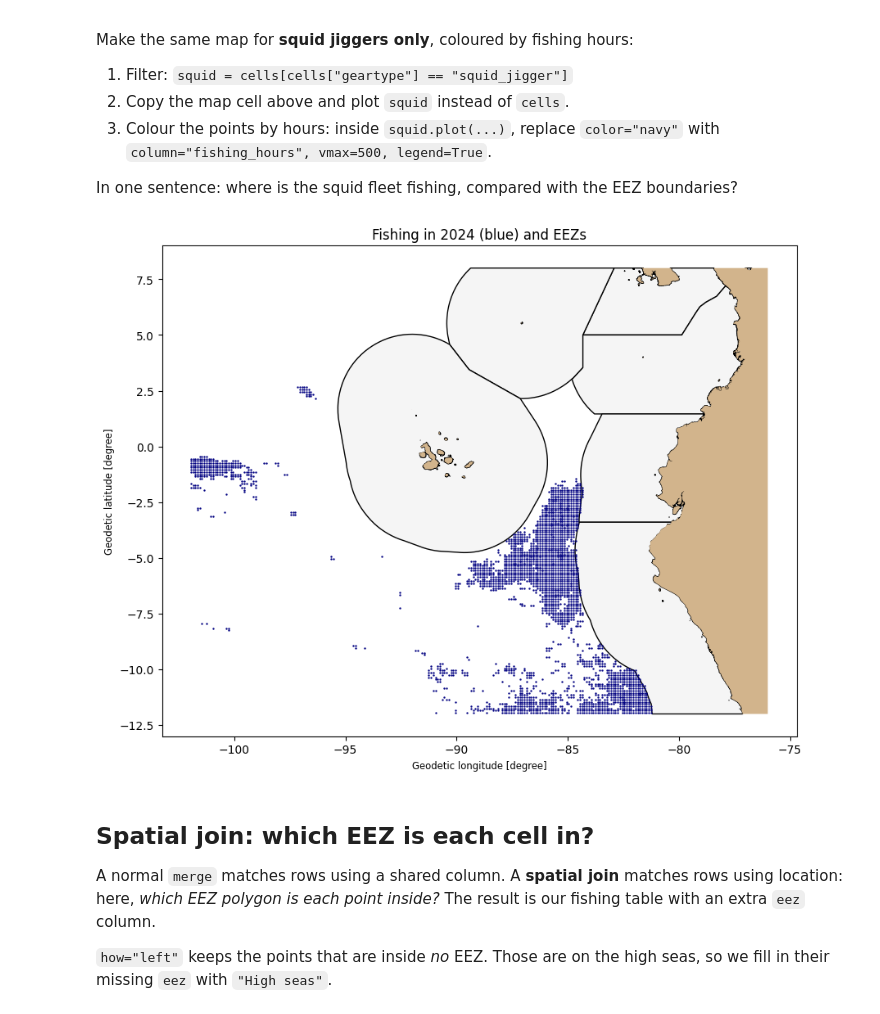
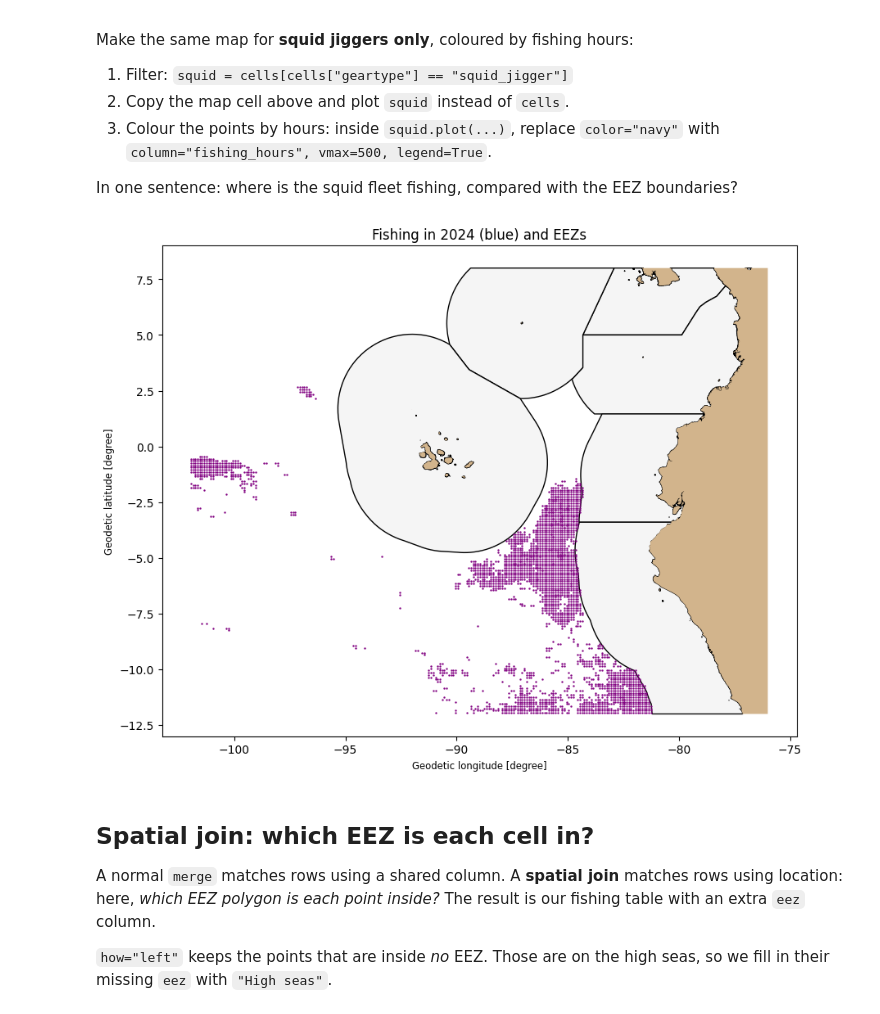
Before and after one commit to melinakriydy/QM2, a Jupyter notebook: notebooks/W03. Spatial Data.ipynb, the cells around one changed output. Drawn from its saved outputs; the diff is of its cells as text; code cells hidden in the pictures.

```diff
--- a/notebooks/W03. Spatial Data.ipynb
+++ b/notebooks/W03. Spatial Data.ipynb
@@ -104,13 +104,13 @@ In one sentence: where is the squid fleet fishing, compared with the EEZ boundar
 # %%
 # your code here
 squid = cells[cells["geartype"] == "squid_jigger"]
 ax = eez.plot(figsize=(10, 8), color="whitesmoke", edgecolor="black")   # EEZ polygons
 land.plot(ax=ax, color="tan")                                            # land
-squid.plot(ax=ax, markersize=0.5, color="navy")                          # squids
+squid.plot(ax=ax, markersize=0.5, color="purple")                          # squids
 plt.title("Fishing in 2024 (blue) and EEZs")
 plt.show()
 # %% [output]
-[figure, old version]
+[figure, new version]
 # %% [markdown]
 ## Spatial join: which EEZ is each cell in?
 
```
Also changed, not shown: parts of 2 cells of this notebook.
